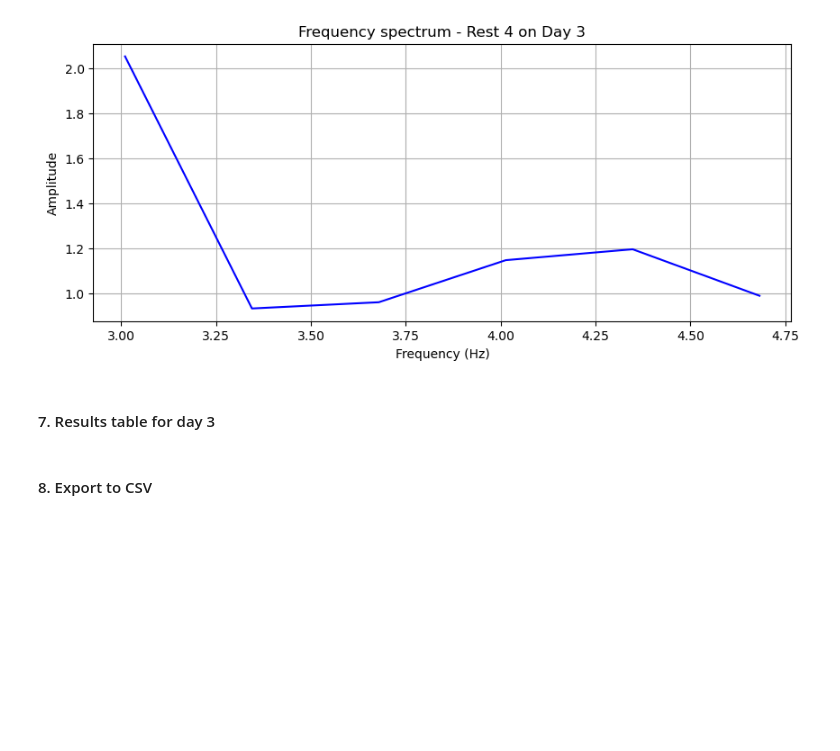
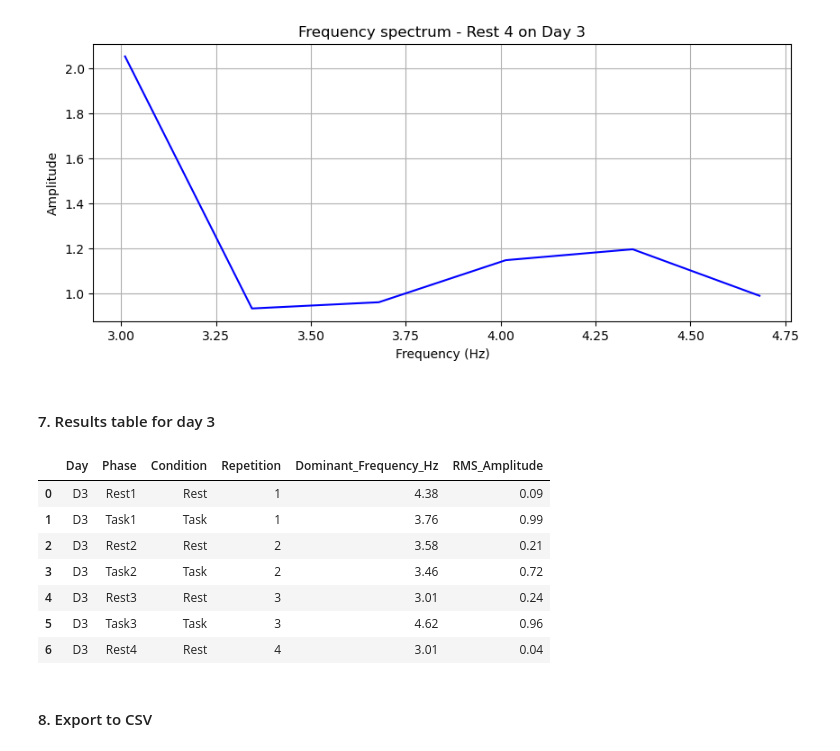
Before and after one commit to zemmahisofi-byte/Projet_R_Python, a Jupyter notebook: Projet_python/main.ipynb, the cells around one changed output. Cells and saved outputs as stored; diff of their text form; code cells hidden in the pictures; blank space fills up the shorter version.

Commit message:
result table day 3

```diff
--- a/Projet_python/main.ipynb
+++ b/Projet_python/main.ipynb
@@ -1660,5 +1660,46 @@ RMS amplitude - Rest 4 on Day 3: 0.0371331740246794
 [figure]
 # %% [markdown]
 #### 7. Results table for day 3
+# %%
+import pandas as pd
+
+results_day3 = pd.DataFrame({
+    "Day": ["D3"]*7,
+    "Phase": ["Rest1", "Task1", "Rest2", "Task2", "Rest3", "Task3", "Rest4"],
+    "Condition": ["Rest", "Task", "Rest", "Task", "Rest", "Task", "Rest"],
+    "Repetition": [1, 1, 2, 2, 3, 3, 4],
+    "Dominant_Frequency_Hz": [
+        dominant_freq_rest1_d3,
+        dominant_freq_task1_d3,
+        dominant_freq_rest2_d3,
+        dominant_freq_task2_d3,
+        dominant_freq_rest3_d3,
+        dominant_freq_task3_d3,
+        dominant_freq_rest4_d3
+    ],
+    "RMS_Amplitude": [
+        rms_rest1_d3,
+        rms_task1_d3,
+        rms_rest2_d3,
+        rms_task2_d3,
+        rms_rest3_d3,
+        rms_task3_d3,
+        rms_rest4_d3
+    ]
+})
+
+# Round values
+results_day3 = results_day3.round(2)
+
+results_day3
+# %% [output]
+|  | Day | Phase | Condition | Repetition | Dominant_Frequency_Hz | RMS_Amplitude |
+| 0 | D3 | Rest1 | Rest | 1 | 4.38 | 0.09 |
+| 1 | D3 | Task1 | Task | 1 | 3.76 | 0.99 |
+| 2 | D3 | Rest2 | Rest | 2 | 3.58 | 0.21 |
+| 3 | D3 | Task2 | Task | 2 | 3.46 | 0.72 |
+| 4 | D3 | Rest3 | Rest | 3 | 3.01 | 0.24 |
+| 5 | D3 | Task3 | Task | 3 | 4.62 | 0.96 |
+| 6 | D3 | Rest4 | Rest | 4 | 3.01 | 0.04 |
 # %% [markdown]
 #### 8. Export to CSV
```
